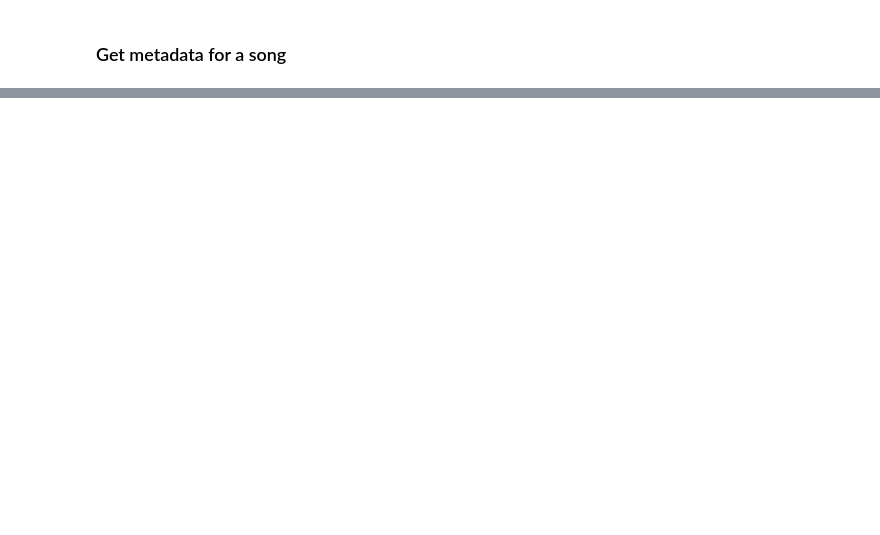
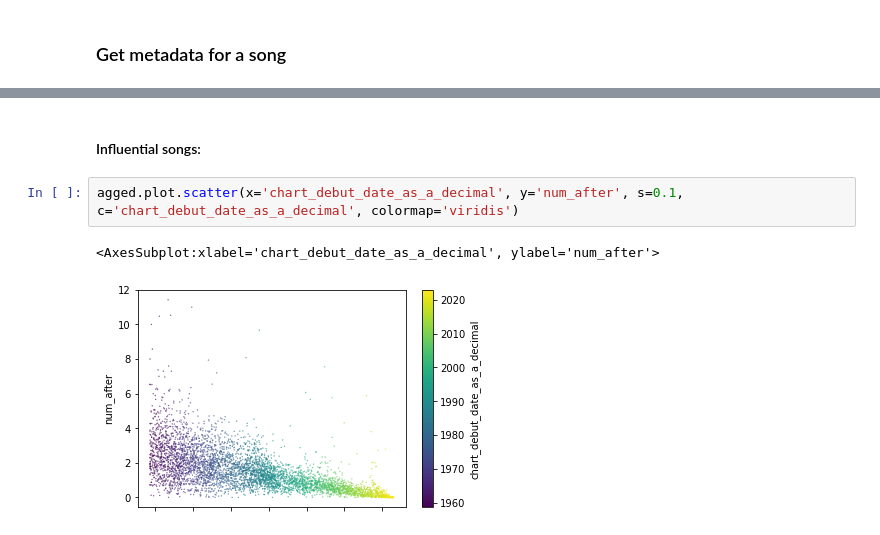
Before and after one commit to davidnmora/billboard-lyric-exploration, a Jupyter notebook: 9. Explore song cliche-ness -- What's the most cliche song?.ipynb, the cells around one changed output, grey strips where cells are left out. Cells and saved outputs as stored; diff of their text form; blank space fills up the shorter version.

```diff
--- a/9. Explore song cliche-ness -- What's the most cliche song?.ipynb
+++ b/9. Explore song cliche-ness -- What's the most cliche song?.ipynb
@@ -110,0 +253,7 @@ dtype: object
+# %% [markdown]
+#### Influential songs:
+# %%
+agged.plot.scatter(x='chart_debut_date_as_a_decimal', y='num_after', s=0.1, c='chart_debut_date_as_a_decimal', colormap='viridis')
+# %% [output]
+<AxesSubplot:xlabel='chart_debut_date_as_a_decimal', ylabel='num_after'>
+[figure, added]
```
Also changed, not shown: parts of 25 cells of this notebook.
